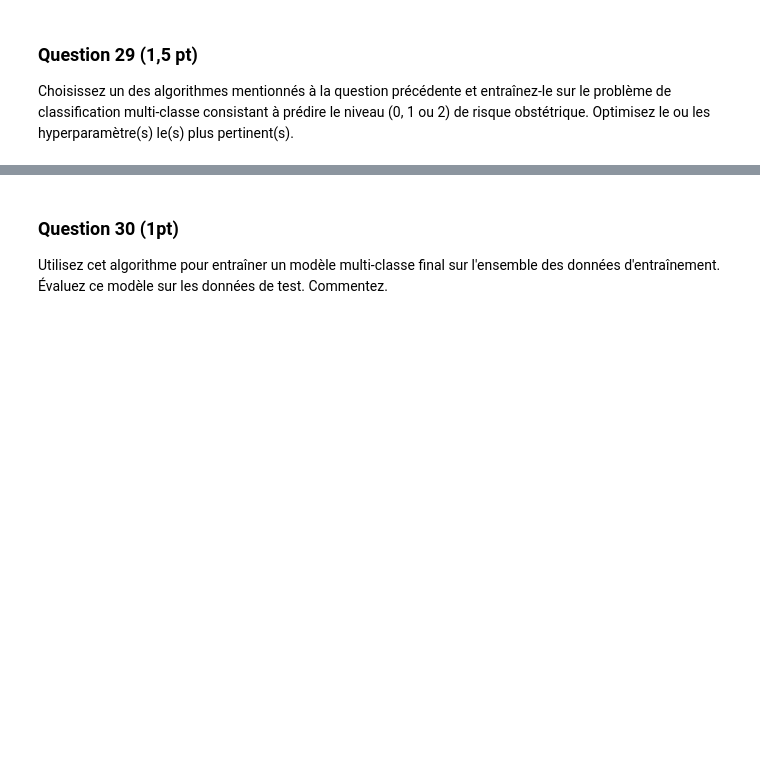
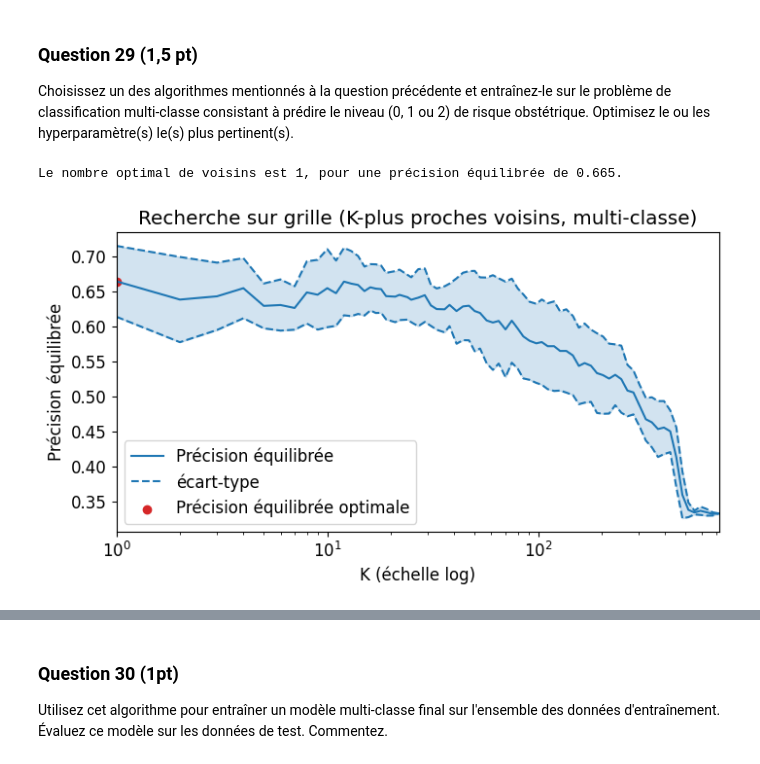
Before and after one commit to romain-lelaidier/sdd-projet, a Jupyter notebook: Projet.ipynb, the cells around one changed output, grey strips where cells are left out. Cells and saved outputs as stored; diff of their text form; code cells hidden in the pictures; blank space fills up the shorter version.

```diff
--- a/Projet.ipynb
+++ b/Projet.ipynb
@@ -867,3 +877,38 @@ Parmi les algorithmes d'apprentissage supervisé que vous avez utilisé dans la
 # %% [markdown]
 ### Question 29 (1,5 pt)
 Choisissez un des algorithmes mentionnés à la question précédente et entraînez-le sur le problème de classification multi-classe consistant à prédire le niveau (0, 1 ou 2) de risque obstétrique. Optimisez le ou les hyperparamètre(s) le(s) plus pertinent(s).
+# %%
+# Création des folds de validation croisée
+kf = model_selection.KFold(n_splits=10, shuffle=True, random_state=42)
+
+# Grille de valeurs pour k (nombre de voisins)
+ks = np.floor(np.logspace(0, np.log10(720), 100)).astype(np.int64)
+
+# Modèle KNN
+knn_classifier = KNeighborsClassifier()
+
+# Recherche sur grille avec validation croisée
+grid_KPP_multi = model_selection.GridSearchCV(
+    knn_classifier,
+    {'n_neighbors': ks},
+    cv=kf,
+    scoring='balanced_accuracy'
+)
+
+# Apprentissage
+grid_KPP_multi.fit(X_scaled, y_train)
+
+# Résultat
+print(f"Le nombre optimal de voisins est {grid_KPP_multi.best_params_['n_neighbors']}, pour une précision équilibrée de {grid_KPP_multi.best_score_:.3f}.")
+# %% [output]
+Le nombre optimal de voisins est 1, pour une précision équilibrée de 0.665.
+# %%
+display_grid_optim_graph(
+    grid_KPP_multi,
+    "n_neighbors",
+    ks,
+    "K (échelle log)",
+    "Recherche sur grille (K-plus proches voisins, multi-classe)"
+)
+# %% [output]
+[figure, added]
```
Also changed, not shown: parts of 9 cells of this notebook.
